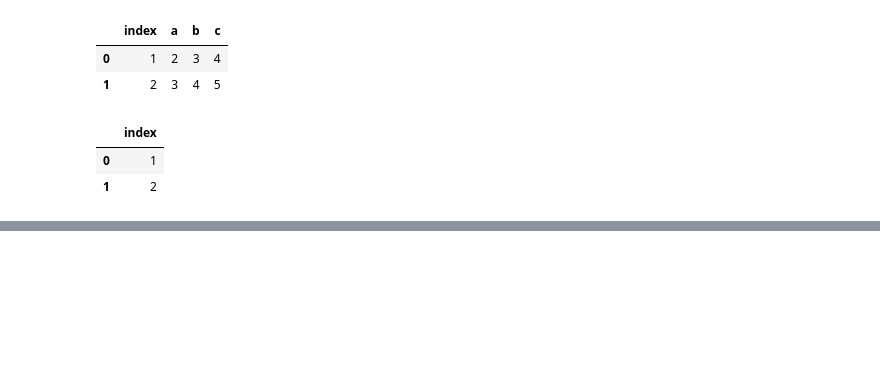
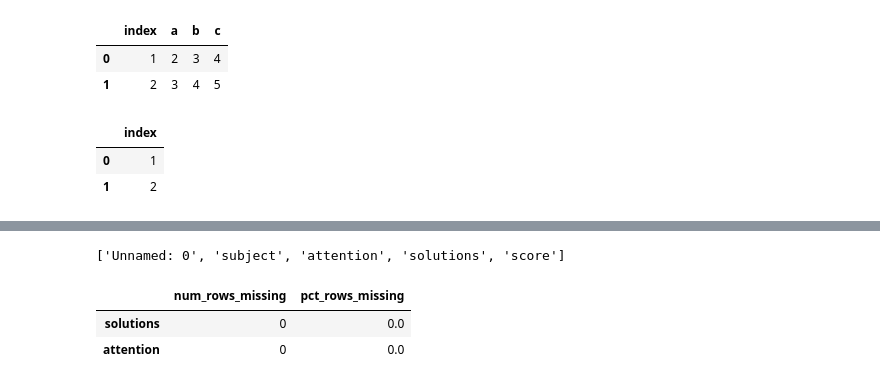
Before and after one commit to Severina7/clustering_exercises, a Jupyter notebook: doodling.ipynb, the cells around one changed output, grey strips where cells are left out. Drawn from its saved outputs; the diff is of its cells as text; code cells hidden in the pictures; blank space fills up the shorter version.

```diff
--- a/doodling.ipynb
+++ b/doodling.ipynb
@@ -20,0 +54,15 @@ df1
+# %%
+df.columns.tolist()
+# %% [output]
+['Unnamed: 0', 'subject', 'attention', 'solutions', 'score']
+# %%
+def multi_frequency(ds,vars):
+    frequency=ds[vars].isnull().sum()
+    percentage=ds[vars].isnull().sum()/len(vars)*100
+    df=pd.concat([frequency,percentage], axis=1, keys=['num_rows_missing', 'pct_rows_missing'])
+    return df
+multi_frequency(df, ['solutions', 'attention'])
+# %% [output]
+|  | num_rows_missing | pct_rows_missing |
+| solutions | 0 | 0.0 |
+| attention | 0 | 0.0 |
```
Also changed, not shown: parts of 5 cells of this notebook, 1 other file.
